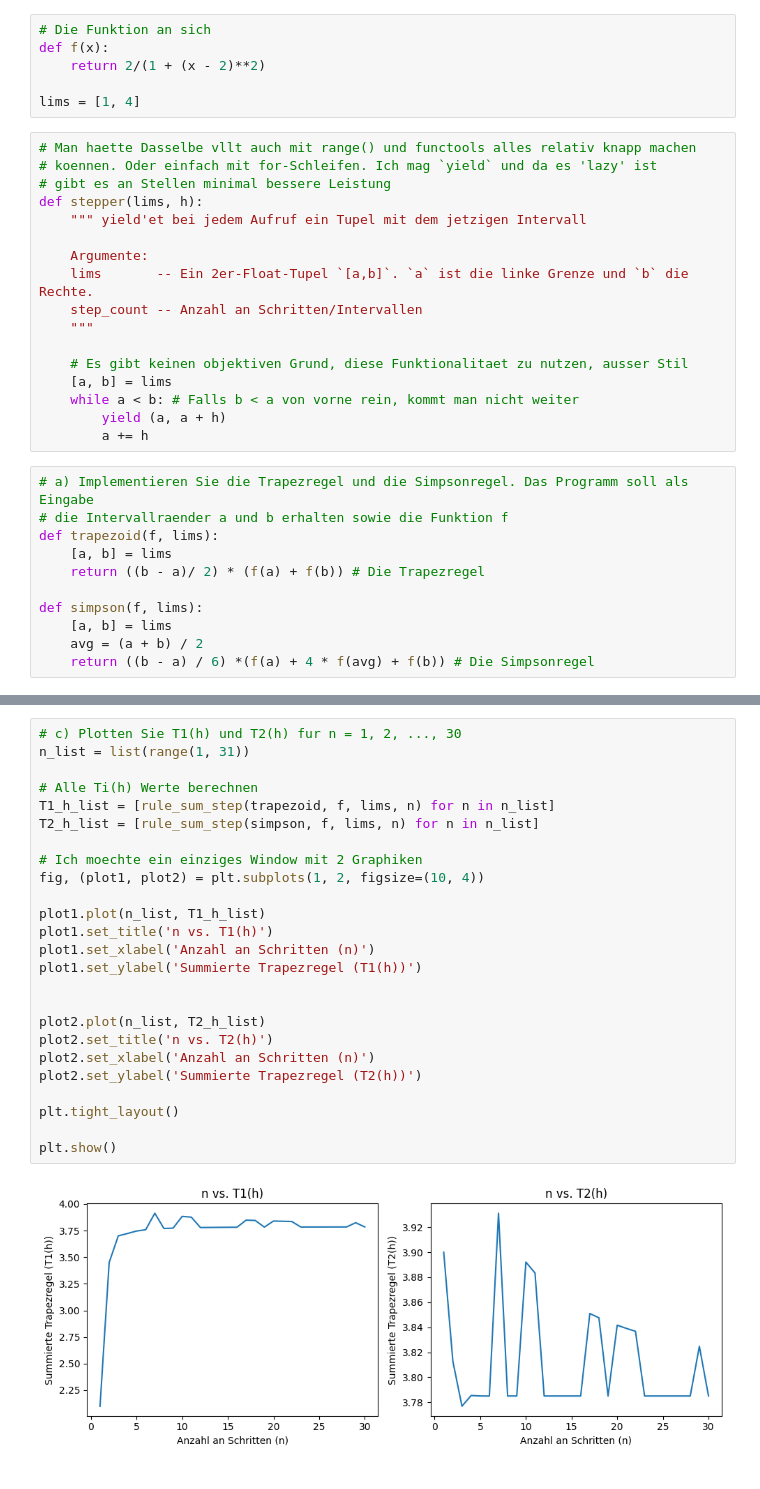
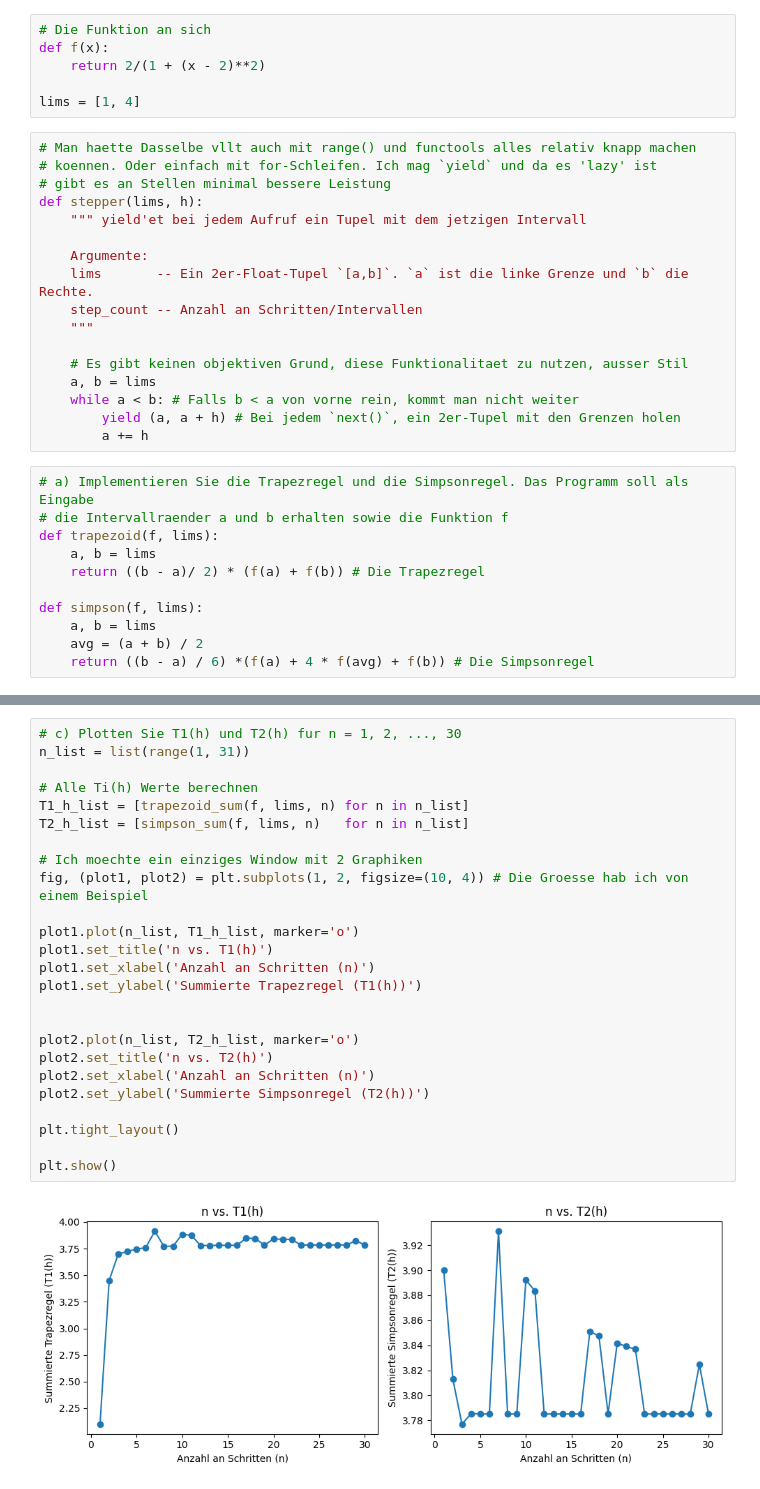
Before and after one commit to afjaramilg/b_mat_1013_numerik_portfolio, a Jupyter notebook: portfolio_aufgabe_09.ipynb, the cells around one changed output, grey strips where cells are left out. Saved outputs shown, nothing was run; the diff lists cells and outputs as text.

```diff
--- a/portfolio_aufgabe_09.ipynb
+++ b/portfolio_aufgabe_09.ipynb
@@ -40,19 +28,19 @@ def stepper(lims, h):
     """
 
     # Es gibt keinen objektiven Grund, diese Funktionalitaet zu nutzen, ausser Stil
-    [a, b] = lims
+    a, b = lims
     while a < b: # Falls b < a von vorne rein, kommt man nicht weiter
-        yield (a, a + h)
+        yield (a, a + h) # Bei jedem `next()`, ein 2er-Tupel mit den Grenzen holen
         a += h
 # %%
 # a) Implementieren Sie die Trapezregel und die Simpsonregel. Das Programm soll als Eingabe
 # die Intervallraender a und b erhalten sowie die Funktion f
 def trapezoid(f, lims):
-    [a, b] = lims
+    a, b = lims
     return ((b - a)/ 2) * (f(a) + f(b)) # Die Trapezregel
 
 def simpson(f, lims):
-    [a, b] = lims
+    a, b = lims
     avg = (a + b) / 2
     return ((b - a) / 6) *(f(a) + 4 * f(avg) + f(b)) # Die Simpsonregel
 # %%
@@ -88,27 +95,27 @@ def rule_sum_step(rule, f, lims, step_count):
 # %%
 # c) Plotten Sie T1(h) und T2(h) fur n = 1, 2, ..., 30
 n_list = list(range(1, 31))
 
 # Alle Ti(h) Werte berechnen
-T1_h_list = [rule_sum_step(trapezoid, f, lims, n) for n in n_list]
-T2_h_list = [rule_sum_step(simpson, f, lims, n) for n in n_list]
+T1_h_list = [trapezoid_sum(f, lims, n) for n in n_list]
+T2_h_list = [simpson_sum(f, lims, n)   for n in n_list]
 
 # Ich moechte ein einziges Window mit 2 Graphiken
-fig, (plot1, plot2) = plt.subplots(1, 2, figsize=(10, 4))
+fig, (plot1, plot2) = plt.subplots(1, 2, figsize=(10, 4)) # Die Groesse hab ich von einem Beispiel
 
-plot1.plot(n_list, T1_h_list)
+plot1.plot(n_list, T1_h_list, marker='o')
 plot1.set_title('n vs. T1(h)')
 plot1.set_xlabel('Anzahl an Schritten (n)')
 plot1.set_ylabel('Summierte Trapezregel (T1(h))')
 
 
-plot2.plot(n_list, T2_h_list)
+plot2.plot(n_list, T2_h_list, marker='o')
 plot2.set_title('n vs. T2(h)')
 plot2.set_xlabel('Anzahl an Schritten (n)')
-plot2.set_ylabel('Summierte Trapezregel (T2(h))')
+plot2.set_ylabel('Summierte Simpsonregel (T2(h))')
 
 plt.tight_layout()
 
 plt.show()
 # %% [output]
-[figure, old version]
+[figure, new version]
```
Also changed, not shown: parts of 9 cells of this notebook.
